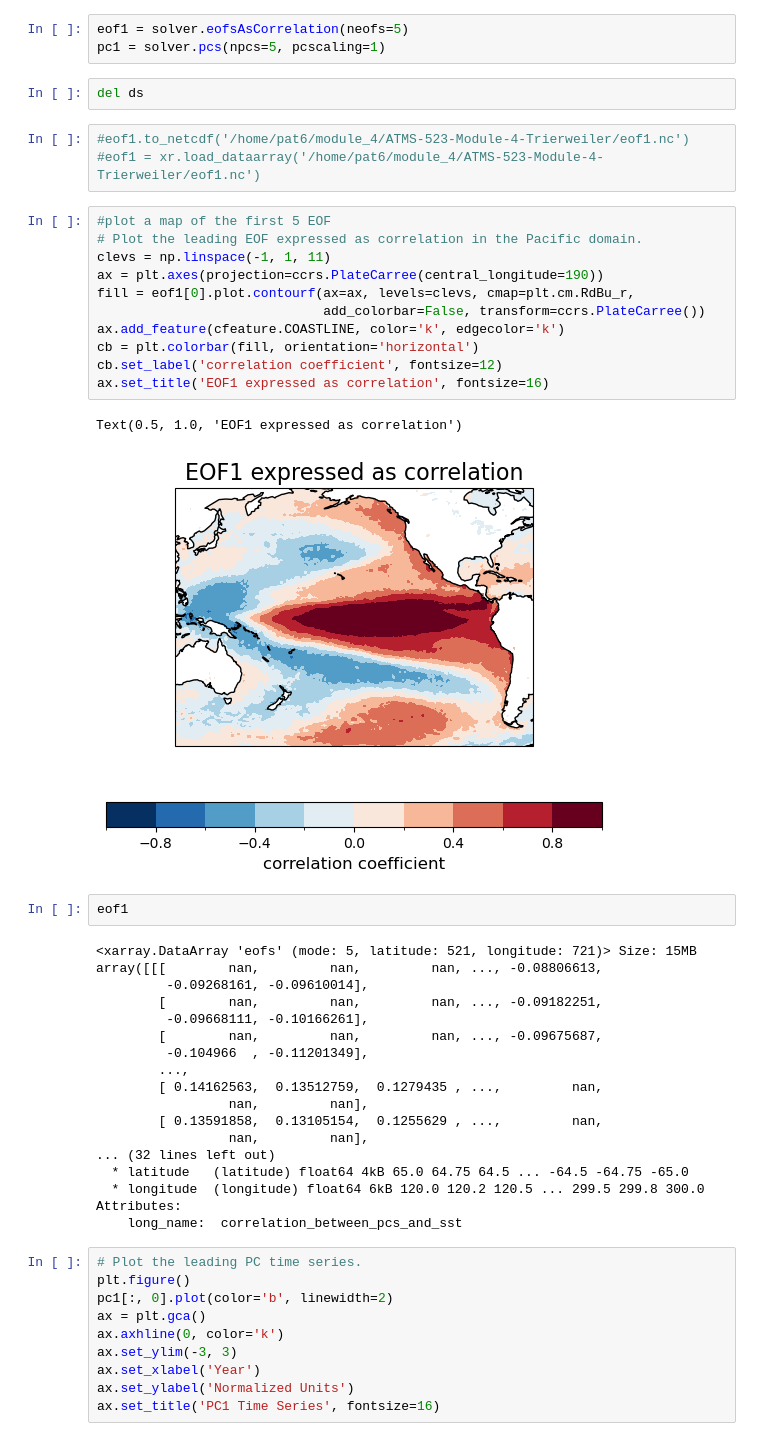
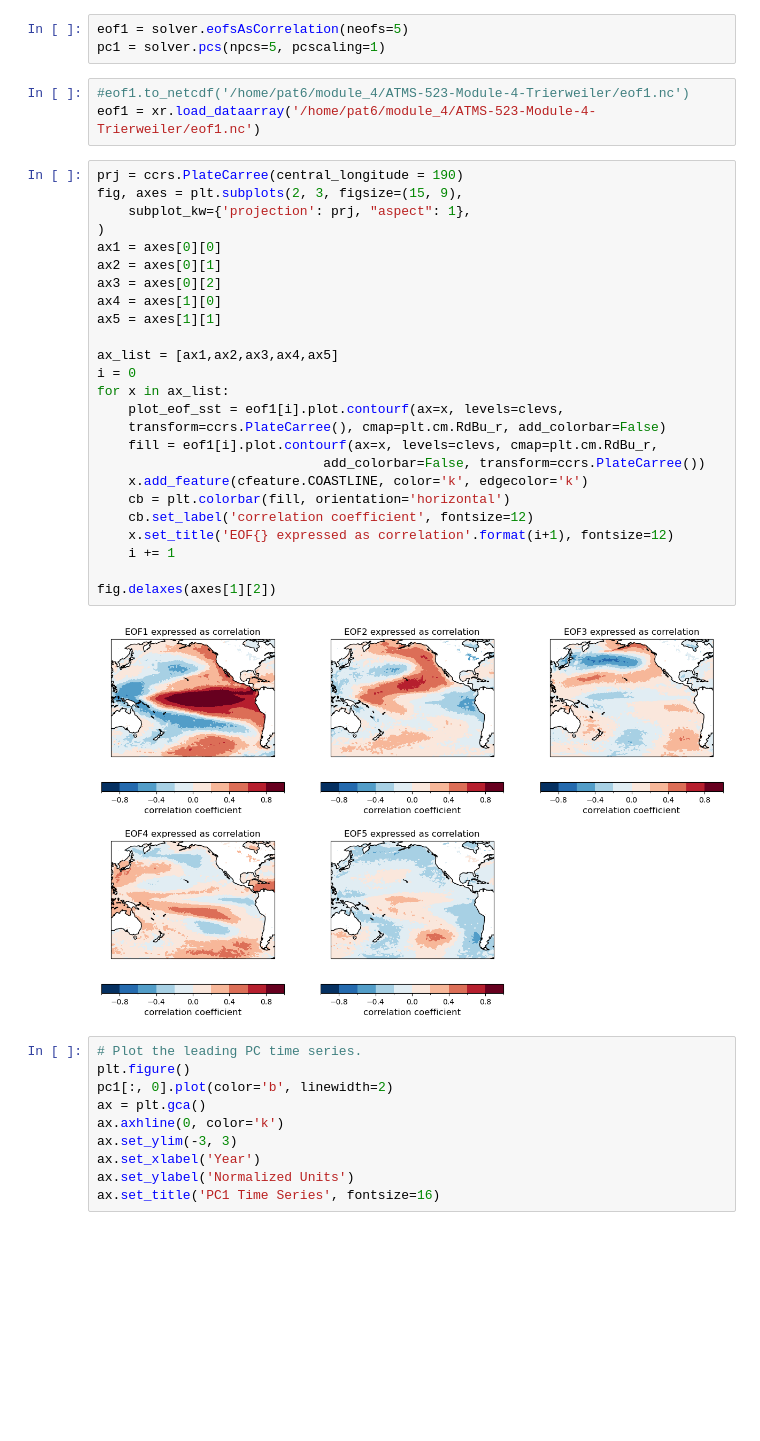
Before and after one commit to ptrierweiler/ATMS-523-Module-4-Trierweiler, a Jupyter notebook: trierweiler_HW.ipynb, the cells around one changed output. Cells and saved outputs as stored; diff of their text form; blank space fills up the shorter version.

Commit message:
added EOF subplot

```diff
--- a/trierweiler_HW.ipynb
+++ b/trierweiler_HW.ipynb
@@ -193,45 +193,36 @@ solver = Eof(sst, weights=wgts)
 # %%
 eof1 = solver.eofsAsCorrelation(neofs=5)
 pc1 = solver.pcs(npcs=5, pcscaling=1)
-# %%
-del ds
 # %%
 #eof1.to_netcdf('/home/pat6/module_4/ATMS-523-Module-4-Trierweiler/eof1.nc')
-#eof1 = xr.load_dataarray('/home/pat6/module_4/ATMS-523-Module-4-Trierweiler/eof1.nc')
+eof1 = xr.load_dataarray('/home/pat6/module_4/ATMS-523-Module-4-Trierweiler/eof1.nc')
-# %%
-#plot a map of the first 5 EOF
-# Plot the leading EOF expressed as correlation in the Pacific domain.
-clevs = np.linspace(-1, 1, 11)
-ax = plt.axes(projection=ccrs.PlateCarree(central_longitude=190))
-fill = eof1[0].plot.contourf(ax=ax, levels=clevs, cmap=plt.cm.RdBu_r,
-                             add_colorbar=False, transform=ccrs.PlateCarree())
-ax.add_feature(cfeature.COASTLINE, color='k', edgecolor='k')
-cb = plt.colorbar(fill, orientation='horizontal')
-cb.set_label('correlation coefficient', fontsize=12)
-ax.set_title('EOF1 expressed as correlation', fontsize=16)
-# %% [output]
-Text(0.5, 1.0, 'EOF1 expressed as correlation')
-[figure, removed]
-# %%
-eof1
-# %% [output]
-<xarray.DataArray 'eofs' (mode: 5, latitude: 521, longitude: 721)> Size: 15MB
-array([[[        nan,         nan,         nan, ..., -0.08806613,
-         -0.09268161, -0.09610014],
-        [        nan,         nan,         nan, ..., -0.09182251,
-         -0.09668111, -0.10166261],
-        [        nan,         nan,         nan, ..., -0.09675687,
-         -0.104966  , -0.11201349],
-        ...,
-        [ 0.14162563,  0.13512759,  0.1279435 , ...,         nan,
-                 nan,         nan],
-        [ 0.13591858,  0.13105154,  0.1255629 , ...,         nan,
-                 nan,         nan],
-... (32 lines left out)
-  * latitude   (latitude) float64 4kB 65.0 64.75 64.5 ... -64.5 -64.75 -65.0
-  * longitude  (longitude) float64 6kB 120.0 120.2 120.5 ... 299.5 299.8 300.0
-Attributes:
-    long_name:  correlation_between_pcs_and_sst
+# %%
+prj = ccrs.PlateCarree(central_longitude = 190)
+fig, axes = plt.subplots(2, 3, figsize=(15, 9),
+    subplot_kw={'projection': prj, "aspect": 1},
+)
+ax1 = axes[0][0]
+ax2 = axes[0][1]
+ax3 = axes[0][2]
+ax4 = axes[1][0]
+ax5 = axes[1][1]
+
+ax_list = [ax1,ax2,ax3,ax4,ax5]
+i = 0
+for x in ax_list:
+    plot_eof_sst = eof1[i].plot.contourf(ax=x, levels=clevs,
+    transform=ccrs.PlateCarree(), cmap=plt.cm.RdBu_r, add_colorbar=False)
+    fill = eof1[i].plot.contourf(ax=x, levels=clevs, cmap=plt.cm.RdBu_r,
+                             add_colorbar=False, transform=ccrs.PlateCarree())
+    x.add_feature(cfeature.COASTLINE, color='k', edgecolor='k')
+    cb = plt.colorbar(fill, orientation='horizontal')
+    cb.set_label('correlation coefficient', fontsize=12)
+    x.set_title('EOF{} expressed as correlation'.format(i+1), fontsize=12)
+    i += 1
+
+fig.delaxes(axes[1][2])
+# %% [output]
+[figure, added]
 # %%
 # Plot the leading PC time series.
 plt.figure()
```
Also changed, not shown: parts of 8 cells of this notebook.
